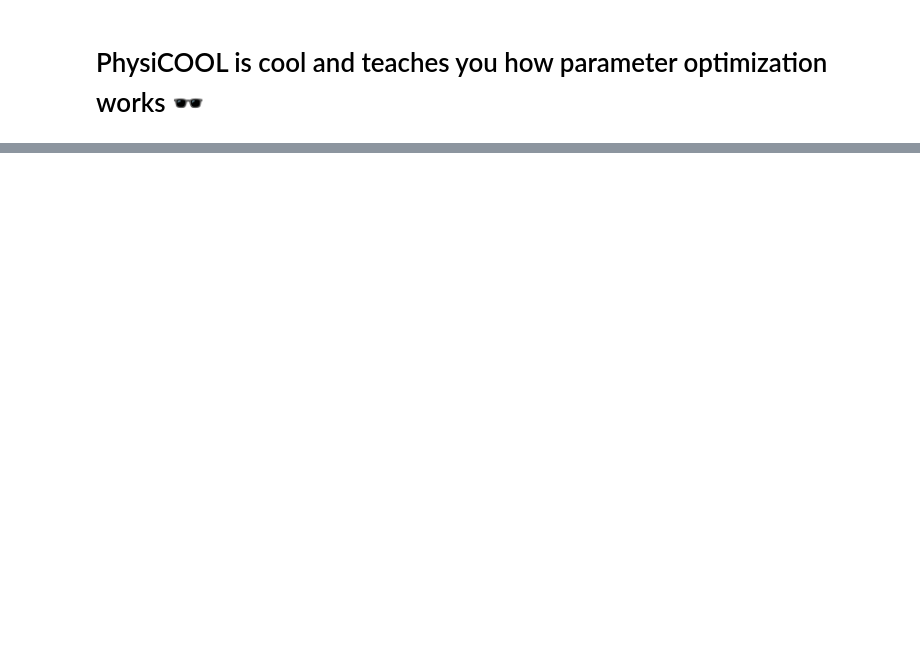
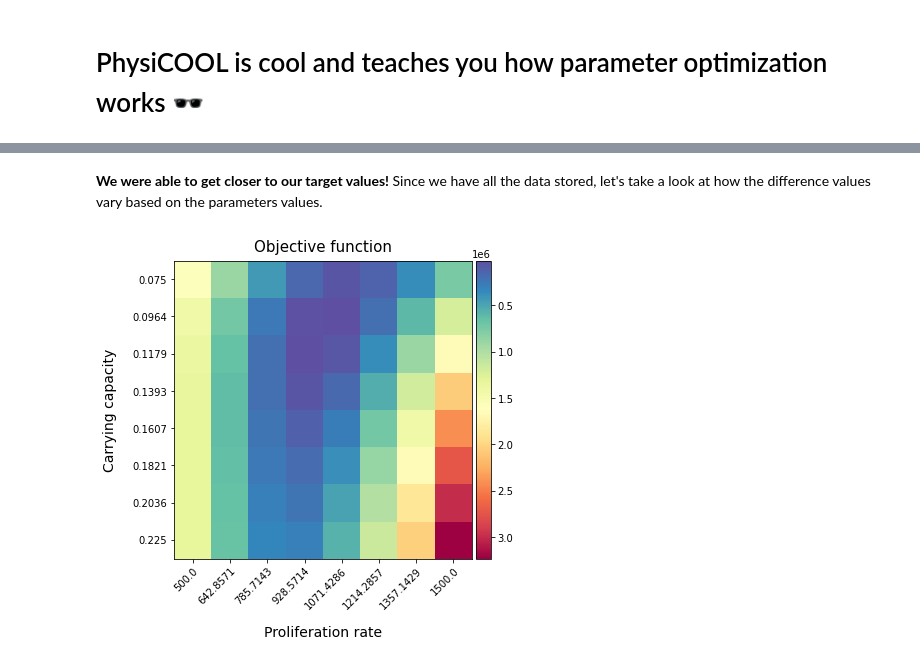
Before and after one commit to IGGoncalves/PhysiCOOL, a Jupyter notebook: examples/ode-toy-model.ipynb, the cells around one changed output, grey strips where cells are left out. Cells and saved outputs as stored; diff of their text form; code cells hidden in the pictures; blank space fills up the shorter version.

Commit message:
ODE toy model docs

```diff
--- a/examples/ode-toy-model.ipynb
+++ b/examples/ode-toy-model.ipynb
@@ -28,8 +32,8 @@ The first thing we need is to do is to generate some data, which we will be usin
 # %%
-def logistic_growth_model(N_0, time, parameters):
+def logistic_growth_model(time, N0, K, r):
     """Returns a NumPy array with the number of cells through time for logistic growth."""
     cells = np.array(np.shape(time))
-    cells = parameters[1]*N_0/(N_0 + (parameters[1]-N_0)*np.exp(-parameters[0]*time))
+    cells = K*N0/(N0 + (K-N0)*np.exp(-r*time))
 
     return cells
 
@@ -58,16 +62,14 @@ time = np.arange(start_time, stop_time, (stop_time-start_time)/number_time_point
 
 # Dataset 1
 N_0 = 100
-proliferation_time = 0.1
+proliferation_rate = 0.1
 carrying_capacity = 1000
 
-parameters = np.array([proliferation_time, carrying_capacity])
-N_data = logistic_growth_model(N_0, time, parameters)
+N_data = logistic_growth_model(time, N_0, carrying_capacity, proliferation_rate)
 
 # Dataset 2
-proliferation_time = 0.2
-parameters = np.array([proliferation_time, carrying_capacity])
-N_data_2 = logistic_growth_model(N_0, time, parameters)
+proliferation_rate = 0.2
+N_data_2 = logistic_growth_model(time, N_0, carrying_capacity, proliferation_rate)
 
 
 # Plot results
@@ -83,0 +183,37 @@ We have some data and some noised data... let's make it happen!
+# %% [markdown]
+**We were able to get closer to our target values!** Since we have all the data stored, let's take a look at how the difference values vary based on the parameters values.
+# %%
+from mpl_toolkits.axes_grid1 import make_axes_locatable
+
+# Plot the objective function
+fig, ax = plt.subplots(figsize=(6, 6))
+im = ax.imshow(objective_function, cmap='Spectral_r')
+
+# Show color bar
+divider = make_axes_locatable(ax)
+cax = divider.append_axes("right", size="5%", pad=0.05)
+cax.yaxis.set_label('Difference between datasets')
+plt.colorbar(im, cax=cax)
+
+# Assign the right parameter values to the grid
+ax.set_xticks(np.arange(len(save_y)))
+ax.set_yticks(np.arange(len(save_x)))
+
+ax.set_xticklabels(np.round(save_y, 4))
+ax.set_yticklabels(np.round(save_x, 4))
+
+# Set labels
+ax.set_ylabel('Carrying capacity', labelpad=15, fontsize=14)
+ax.set_xlabel('Proliferation rate', labelpad=15, fontsize=14)
+
+plt.setp(ax.get_xticklabels(), rotation=45, ha="right",
+         rotation_mode="anchor")
+
+ax.set_title('Objective function', y=1.01, fontsize=15)
+
+plt.gca().invert_yaxis()
+
+fig.tight_layout()
+plt.show()
+# %% [output]
+[figure, added]
```
Also changed, not shown: parts of 18 cells of this notebook.
